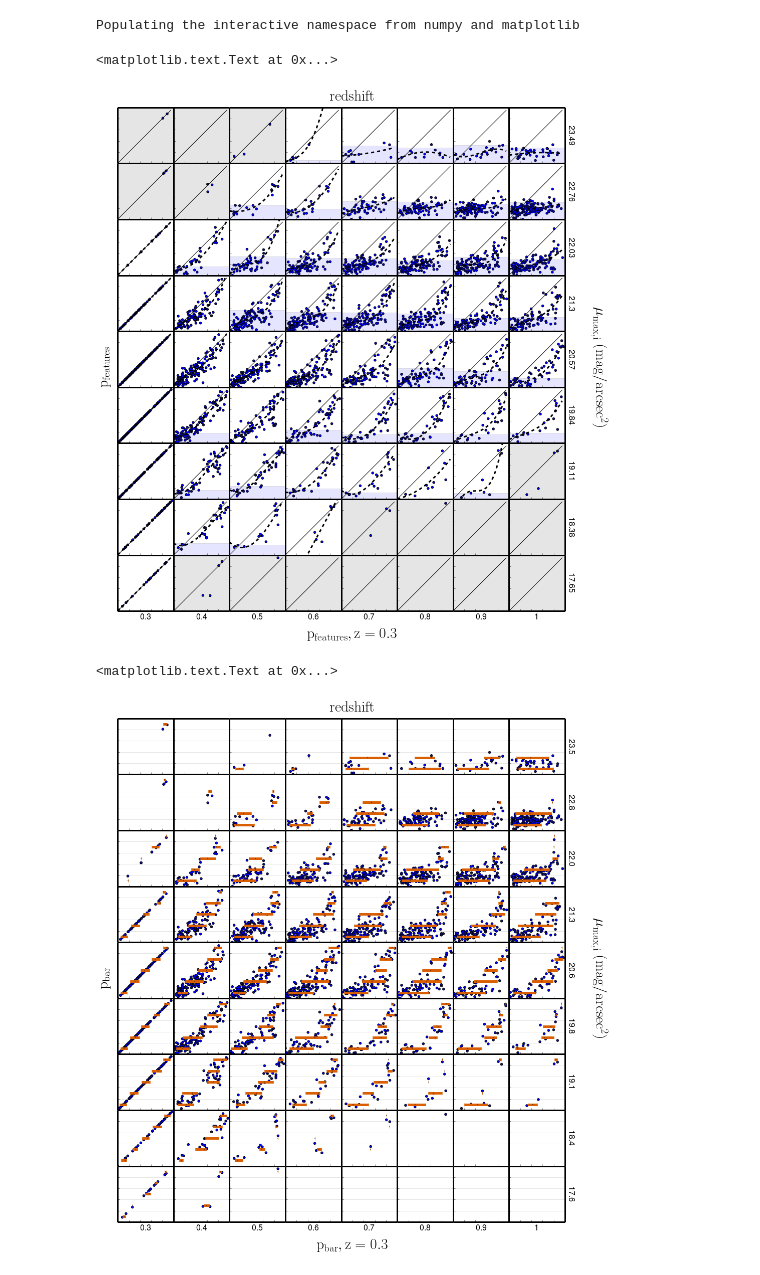
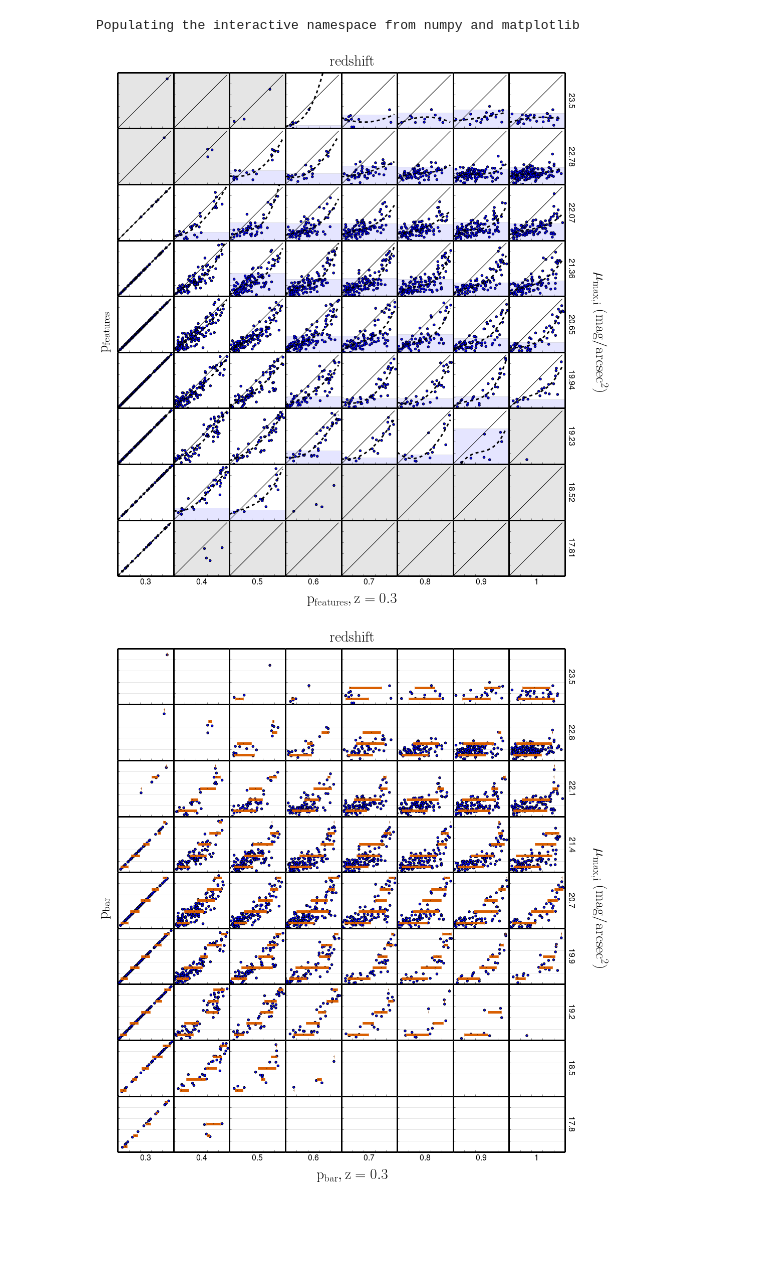
Before and after one commit to willettk/gzhubble, a Jupyter notebook: python/creating_debiased_catalog/STEP_1_p_features_thresholds_slope_method.ipynb, the cells around one changed output. Drawn from its saved outputs; the diff is of its cells as text; code cells hidden in the pictures; blank space fills up the shorter version.

```diff
--- a/python/creating_debiased_catalog/STEP_1_p_features_thresholds_slope_method.ipynb
+++ b/python/creating_debiased_catalog/STEP_1_p_features_thresholds_slope_method.ipynb
@@ -128,7 +94,7 @@ p_range_correctable_dct={}
 #store range of spread of data in each bin
 interval_dct={}
 x_new = np.linspace(0,.95,40)
-slope_cut=.35
+slope_cut=.4
 
 gs=gridspec.GridSpec(9,10)
 gs.update(wspace=0)
@@ -138,30 +104,25 @@ y_label=[]
 facecolors=['#af8dc3','#999999','#7fbf7b']
 for i in range(0,len(yedges)-1):
     y_label.append(round((yedges[i]+yedges[i+1])/2,2))
-    #y_label.append(round(yedges[i],1))
 y_label=y_label[::-1]
 for j,y in enumerate(yedge_int):
     for i,z in enumerate(reds):
         ax=plt.subplot(gs[j,i])
         xs=scatter_dct[z,yedges[y],'lo']
         ys=scatter_dct[z,yedges[y],'hi']
-    #    xs_0=scatter_dct_0[z,yedges[y],'lo']
-    #   ys_0=scatter_dct_0[z,yedges[y],'hi']
         plt.plot(x_new,x_new,c='k')
         flat_list=[]
         p_range_uncorrectable_dct[z,yedges[y]]=[]
         p_range_correctable_dct[z,yedges[y]]=[]
         plt.scatter(xs,ys)
-    #    plt.scatter(xs_0,ys_0,c='r',s=30)
         if len(xs)>5:
             poly_params=np.polynomial.polynomial.polyfit(xs,ys,3)
             poly = np.polynomial.Polynomial(poly_params)
             drv=derivative_of_poly(x_new,poly_params,3)
-            if np.min(drv)>-1: #fit okay, go ahead and plot
+            if np.min(drv)>-.3: #fit okay, go ahead and plot
                 plt.plot(x_new,np.polyval(poly_params[::-1],x_new),c='k',lw=3,ls='dashed')
                 for d,val in enumerate(drv):
                     if val < slope_cut:
-                        #plt.axvline(x_new[d],lw=3,alpha=.1) #shade vertically
                         flat_list.append(x_new[d]) #list of x-values for shaded region
                 if len(flat_list)>0: # if there are bad regions, record stuff:
                     min_p_at_3=np.min(flat_list) #minimum x value of shaded region
@@ -173,7 +134,6 @@ for j,y in enumerate(yedge_int):
                         if p>=min_p_at_3 and p < max_p_at_3:
                             bad_p_at_z_list.append(ys[p_int])
                     #shade out 3 standard deviations above and below the mean of that area
-                    #min_val = np.mean(bad_p_at_z_list)-1.5*np.std(bad_p_at_z_list)
                     min_val = 0 #I think the minimum should be 0...because...
                     if len(bad_p_at_z_list)>0: #need at least 1 pts to get mean and std
                         max_val = np.mean(bad_p_at_z_list)+1.5*np.std(bad_p_at_z_list)
@@ -200,7 +160,6 @@ for j,y in enumerate(yedge_int):
                     plt.plot(x_new,np.polyval(poly_params[::-1],x_new),c='k',lw=3,ls='dashed')
                     for d,val in enumerate(drv):
                         if val < slope_cut:
-                            #plt.axvline(x_new[d],lw=3,alpha=.1)
                             flat_list.append(x_new[d]) #list of x-values for shaded region
                     if len(flat_list)>0: # if there are bad regions, record stuff:
                         min_p_at_3=np.min(flat_list) #minimum x value of shaded region
@@ -242,7 +201,6 @@ for j,y in enumerate(yedge_int):
                         #get list of y values in shaded region
                         bad_p_at_z_list=ys
                         min_val=0
-                        #min_val = np.mean(bad_p_at_z_list)-1.5*np.std(bad_p_at_z_list)
                         if len(bad_p_at_z_list)>0: #need at least 1 pts to get mean and std
                             max_val = np.mean(bad_p_at_z_list)+1.5*np.std(bad_p_at_z_list)
                         else:
@@ -286,10 +244,9 @@ f.text(.45,.91,r'$\mathrm{redshift}$',fontsize=30,ha='center')
 f.text(.1,.5,r'$\mathrm{p_{features}}$',rotation=90,fontsize=30,va='center')
 f.text(.45,.08,r'$\mathrm{p_{features},z=0.3}$',fontsize=30,ha='center');
 
-#plt.savefig('/home/mel/Documents/GZ_HUBBLE/ferengi_debias/finding_matches/images/p_vs_p_SB_redshift_slope_method_evs_highlighted.pdf')
+plt.savefig('/home/mel/Dropbox/gzhubble/Images/p_vs_p_SB_redshift_slope_method.pdf')
 # %% [output]
-<matplotlib.text.Text at 0x...>
-[figure, old version]
+[figure, new version]
 # %%
 #Here we'll compute the scatter in the points for different bins of measured p_values, so we can provide upper limits
 #on p_features for the difficult galaxies.
@@ -339,42 +296,45 @@ for j,y in enumerate(yedge_int):
             bin_bottom = round(bins_list[b],3)
             bin_top = round(bins_list[b+1],3)
             plt.axhline(bin_bottom,c='k',lw=1,alpha=.1)
             p_features_means.append(np.median(this_dct[bin_bottom,bin_top]))
             try:
-                x_error_lo.append(p_features_means[b] - np.percentile(this_dct[bin_bottom,bin_top],10))
-            except ValueError:
+            #    x_error_lo.append(p_features_means[b] - np.percentile(this_dct[bin_bottom,bin_top],10))
+                x_error_lo.append(np.percentile(this_dct[bin_bottom,bin_top],50) - np.percentile(this_dct[bin_bottom,bin_top],10))
+
+            except IndexError:
                 x_error_lo.append(0)
             try:
-                x_error_hi.append(np.percentile(this_dct[bin_bottom,bin_top],90) - p_features_means[b])
-            except ValueError:
+              #  x_error_hi.append(np.percentile(this_dct[bin_bottom,bin_top],90) - p_features_means[b])
+                x_error_hi.append(np.percentile(this_dct[bin_bottom,bin_top],90) - np.percentile(this_dct[bin_bottom,bin_top],50))
+
+            except IndexError:
                 x_error_hi.append(0)
             bin_centers.append((bin_top-bin_bottom)/2.+bin_bottom)
             try:
-                interval_dct[z,yedges[y]].append({'bin_bottom':bin_bottom,'bin_top':bin_top,'low_limit':np.percentile(this_dct[bin_bottom,bin_top],25),'hi_limit':np.percentile(this_dct[bin_bottom,bin_top],75)})
-            except ValueError:
+                interval_dct[z,yedges[y]].append({'bin_bottom':bin_bottom,'bin_top':bin_top,'low_limit':np.percentile(this_dct[bin_bottom,bin_top],10),'hi_limit':np.percentile(this_dct[bin_bottom,bin_top],90)})
+            except IndexError:
                 pass
         plt.errorbar(p_features_means,bin_centers,xerr=[x_error_lo,x_error_hi],fmt='o',c='#d95f02',markersize=1,elinewidth=5)
 
 
 
         plt.tick_params(labelleft='off')
         plt.tick_params(top='off',right='off',labelbottom='off')
 
         if j==8:
             plt.xlabel('%s'%reds[i],fontsize=16)
         if i==7:
             ax.yaxis.set_label_position("right")
             plt.ylabel('%s'%y_label[j],fontsize=16,rotation=270,labelpad=20)
 
 f.text(.78,.5,r'$\mathrm{\mu_{max,i}~(mag/arcsec^2)}$',rotation=270,fontsize=30,va='center')
 f.text(.45,.91,r'$\mathrm{redshift}$',fontsize=30,ha='center')
 f.text(.1,.5,r'$\mathrm{p_{bar}}$',rotation=90,fontsize=30,va='center')
 f.text(.45,.08,r'$\mathrm{p_{bar},z=0.3}$',fontsize=30,ha='center')
 
-#plt.savefig('images/p_vs_p_SB_redshift_bar_Kyle_bins0.pdf')
+plt.savefig('/home/mel/Dropbox/gzhubble/Images/low_hi_bins.pdf')
 # %% [output]
-<matplotlib.text.Text at 0x...>
-[figure, old version]
+[figure, new version]
 # %%
 #get list of debiasable ferengi galaxies
 unique_galaxies = set(data['objid'])
```
Also changed, not shown: parts of 22 cells of this notebook.
